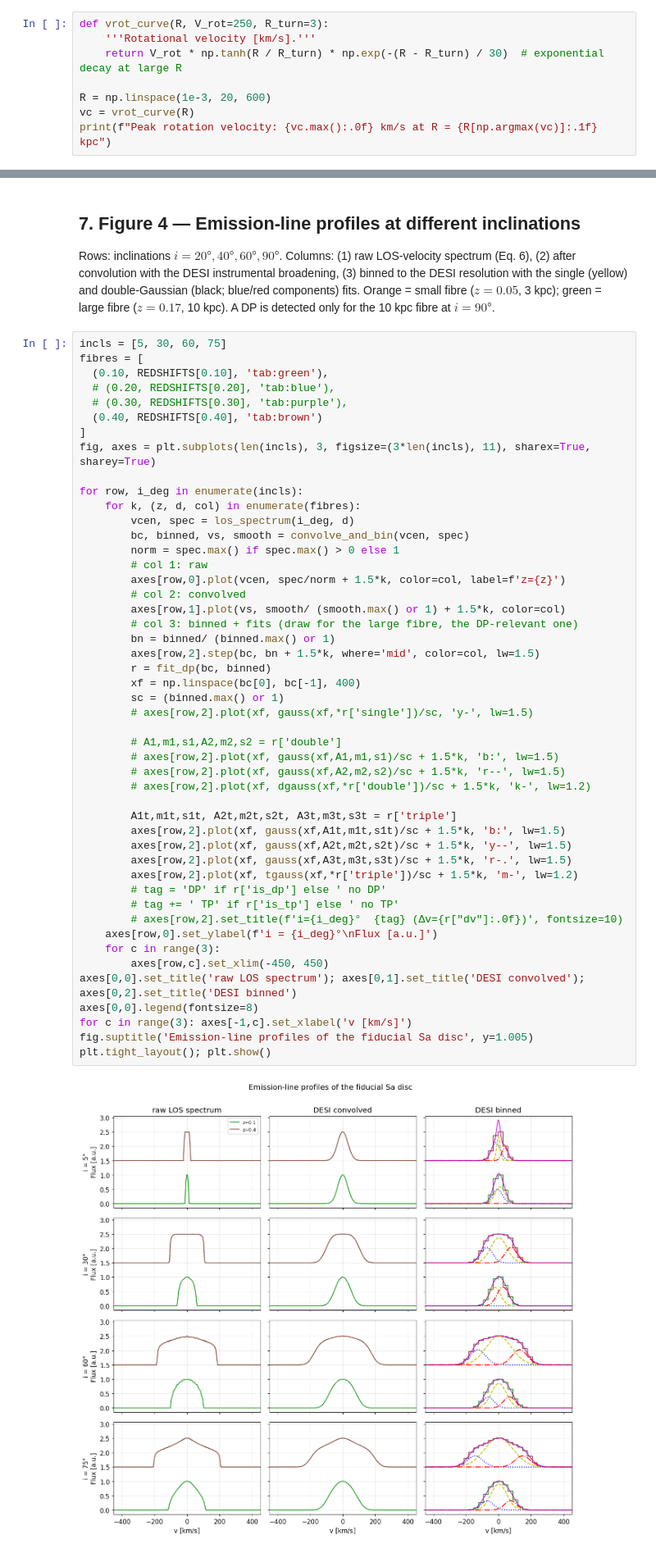
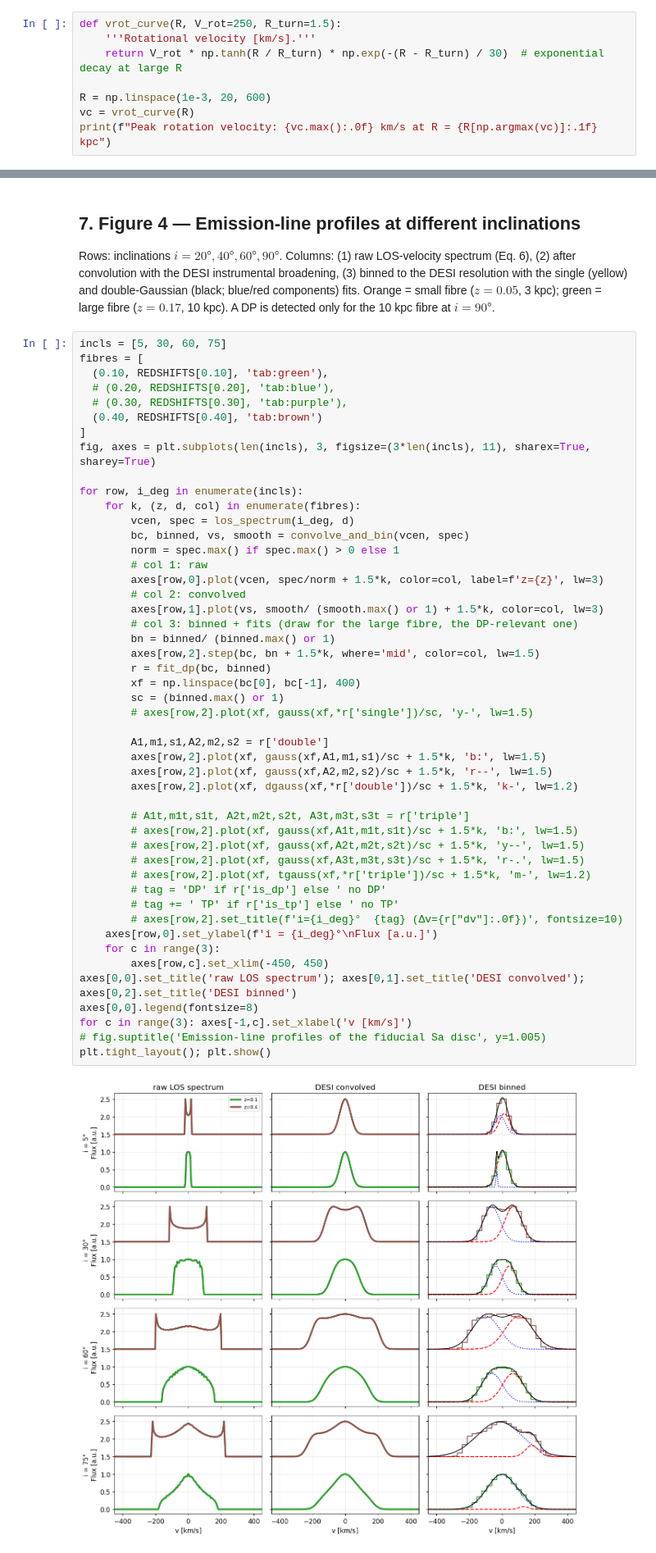
Before and after one commit to hyp0515/searching_inflow, a Jupyter notebook: simple_disk.ipynb, the cells around one changed output, grey strips where cells are left out. Shown at 82% size. Drawn from its saved outputs; the diff is of its cells as text.

```diff
--- a/simple_disk.ipynb
+++ b/simple_disk.ipynb
@@ -45,7 +45,7 @@ Fibre diameters [kpc]: {0.1: np.float64(2.8597332033033473), 0.2: np.float64(5.1
 
 $$V(R) = V_{rot}\,tanh(\frac{R}{R_{turn}})$$
 # %%
-def vrot_curve(R, V_rot=250, R_turn=3):
+def vrot_curve(R, V_rot=250, R_turn=1.5):
     '''Rotational velocity [km/s].'''
     return V_rot * np.tanh(R / R_turn) * np.exp(-(R - R_turn) / 30)  # exponential decay at large R
 
@@ -306,43 +308,43 @@ fibres = [
 ]
 fig, axes = plt.subplots(len(incls), 3, figsize=(3*len(incls), 11), sharex=True, sharey=True)
 
 for row, i_deg in enumerate(incls):
     for k, (z, d, col) in enumerate(fibres):
         vcen, spec = los_spectrum(i_deg, d)
         bc, binned, vs, smooth = convolve_and_bin(vcen, spec)
         norm = spec.max() if spec.max() > 0 else 1
         # col 1: raw
-        axes[row,0].plot(vcen, spec/norm + 1.5*k, color=col, label=f'z={z}')
+        axes[row,0].plot(vcen, spec/norm + 1.5*k, color=col, label=f'z={z}', lw=3)
         # col 2: convolved
-        axes[row,1].plot(vs, smooth/ (smooth.max() or 1) + 1.5*k, color=col)
+        axes[row,1].plot(vs, smooth/ (smooth.max() or 1) + 1.5*k, color=col, lw=3)
         # col 3: binned + fits (draw for the large fibre, the DP-relevant one)
         bn = binned/ (binned.max() or 1)
         axes[row,2].step(bc, bn + 1.5*k, where='mid', color=col, lw=1.5)
         r = fit_dp(bc, binned)
         xf = np.linspace(bc[0], bc[-1], 400)
         sc = (binned.max() or 1)
         # axes[row,2].plot(xf, gauss(xf,*r['single'])/sc, 'y-', lw=1.5)
 
-        # A1,m1,s1,A2,m2,s2 = r['double']
-        # axes[row,2].plot(xf, gauss(xf,A1,m1,s1)/sc + 1.5*k, 'b:', lw=1.5)
-        # axes[row,2].plot(xf, gauss(xf,A2,m2,s2)/sc + 1.5*k, 'r--', lw=1.5)
-        # axes[row,2].plot(xf, dgauss(xf,*r['double'])/sc + 1.5*k, 'k-', lw=1.2)
+        A1,m1,s1,A2,m2,s2 = r['double']
+        axes[row,2].plot(xf, gauss(xf,A1,m1,s1)/sc + 1.5*k, 'b:', lw=1.5)
+        axes[row,2].plot(xf, gauss(xf,A2,m2,s2)/sc + 1.5*k, 'r--', lw=1.5)
+        axes[row,2].plot(xf, dgauss(xf,*r['double'])/sc + 1.5*k, 'k-', lw=1.2)
 
-        A1t,m1t,s1t, A2t,m2t,s2t, A3t,m3t,s3t = r['triple']
-        axes[row,2].plot(xf, gauss(xf,A1t,m1t,s1t)/sc + 1.5*k, 'b:', lw=1.5)
-        axes[row,2].plot(xf, gauss(xf,A2t,m2t,s2t)/sc + 1.5*k, 'y--', lw=1.5)
-        axes[row,2].plot(xf, gauss(xf,A3t,m3t,s3t)/sc + 1.5*k, 'r-.', lw=1.5)
-        axes[row,2].plot(xf, tgauss(xf,*r['triple'])/sc + 1.5*k, 'm-', lw=1.2)
+        # A1t,m1t,s1t, A2t,m2t,s2t, A3t,m3t,s3t = r['triple']
+        # axes[row,2].plot(xf, gauss(xf,A1t,m1t,s1t)/sc + 1.5*k, 'b:', lw=1.5)
+        # axes[row,2].plot(xf, gauss(xf,A2t,m2t,s2t)/sc + 1.5*k, 'y--', lw=1.5)
+        # axes[row,2].plot(xf, gauss(xf,A3t,m3t,s3t)/sc + 1.5*k, 'r-.', lw=1.5)
+        # axes[row,2].plot(xf, tgauss(xf,*r['triple'])/sc + 1.5*k, 'm-', lw=1.2)
         # tag = 'DP' if r['is_dp'] else ' no DP'
         # tag += ' TP' if r['is_tp'] else ' no TP'
         # axes[row,2].set_title(f'i={i_deg}°  {tag} (Δv={r["dv"]:.0f})', fontsize=10)
     axes[row,0].set_ylabel(f'i = {i_deg}°\nFlux [a.u.]')
     for c in range(3):
         axes[row,c].set_xlim(-450, 450)
 axes[0,0].set_title('raw LOS spectrum'); axes[0,1].set_title('DESI convolved'); axes[0,2].set_title('DESI binned')
 axes[0,0].legend(fontsize=8)
 for c in range(3): axes[-1,c].set_xlabel('v [km/s]')
-fig.suptitle('Emission-line profiles of the fiducial Sa disc', y=1.005)
+# fig.suptitle('Emission-line profiles of the fiducial Sa disc', y=1.005)
 plt.tight_layout(); plt.show()
 # %% [output]
-[figure, old version]
+[figure, new version]
```
Also changed, not shown: parts of 4 cells of this notebook, 7 other files.
